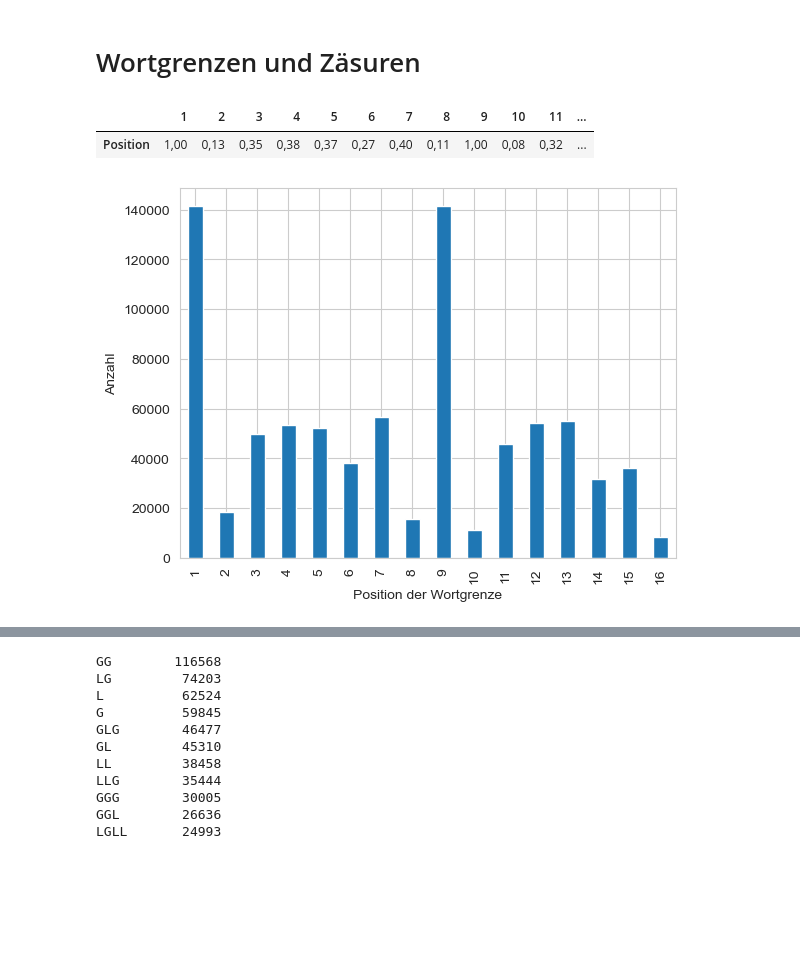
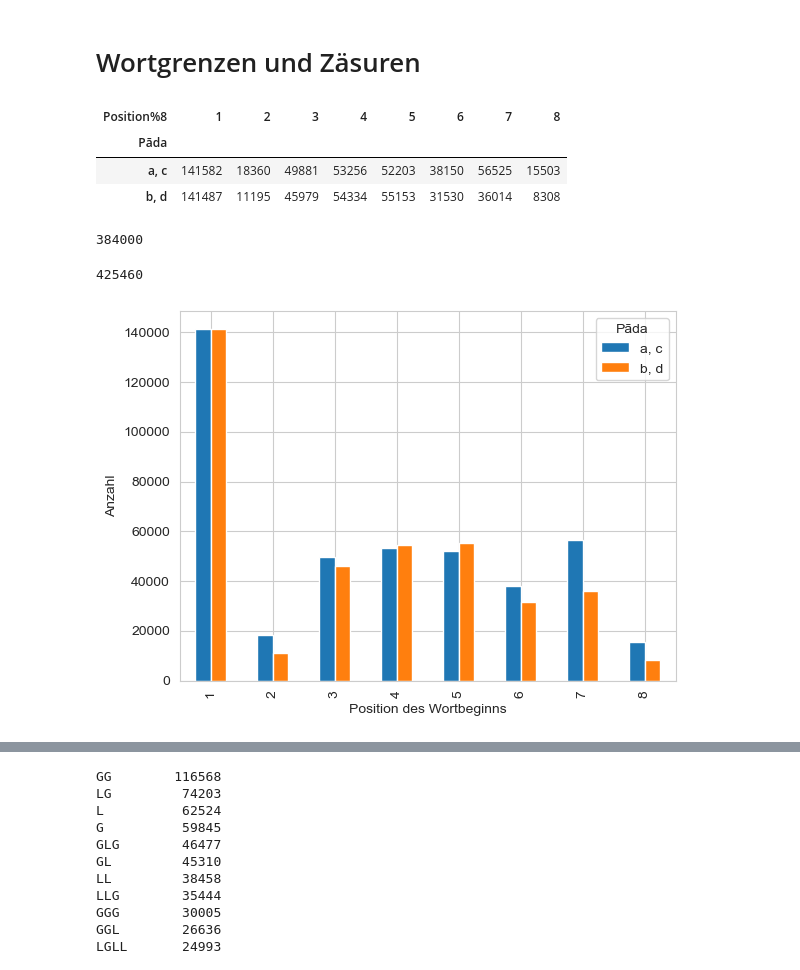
Before and after one commit to kmein/shloka, a Jupyter notebook: statistics.ipynb, the cells around one changed output, grey strips where cells are left out. Drawn from its saved outputs; the diff is of its cells as text; code cells hidden in the pictures; blank space fills up the shorter version.

```diff
--- a/statistics.ipynb
+++ b/statistics.ipynb
@@ -767,22 +767,34 @@ shlokas["tmp_words"] = shlokas.apply(
 wortweise = shlokas.explode("tmp_words")
 for key in ["Position", "Sequenz", "Wort"]:
     wortweise[key] = wortweise["tmp_words"].apply(lambda x: x[key])
+wortweise["Position%8"] = (wortweise["Position"] - 1) % 8 + 1
+wortweise["Pāda"] = wortweise["Position"].apply(lambda position: "b, d" if position > 8 else "a, c")
 shlokas.drop(columns="tmp_words", inplace=True)
-# %%
-break_positions = pd.DataFrame(wortweise["Position"].value_counts().sort_index() / 141582).transpose()
-
-write_table(break_positions, "break_positions",
-            caption="Häufigkeit von Wortgrenzen an einer bestimmten Position",
-            heatmap=True, axis=None)
-
-
-break_positions.style.background_gradient(axis=None, cmap=cm)
-# %% [output]
-|  | 1 | 2 | 3 | 4 | 5 | 6 | 7 | 8 | 9 | 10 | 11 | ... |
-| Position | 1,00 | 0,13 | 0,35 | 0,38 | 0,37 | 0,27 | 0,40 | 0,11 | 1,00 | 0,08 | 0,32 | ... |
+# %%
+break_positions = pd.crosstab(wortweise["Pāda"], wortweise["Position%8"])
+
+write_table(break_positions, "break_positions",
+            caption="Häufigkeit von Wortgrenzen an einer bestimmten Position",
+            heatmap=True, axis=None)
+
+
+break_positions.style.background_gradient(axis=None, cmap=cm)
+# %% [output]
+| Position%8 | 1 | 2 | 3 | 4 | 5 | 6 | 7 | 8 |
+| Pāda |  |  |  |  |  |  |  |  |
+| a, c | 141582 | 18360 | 49881 | 53256 | 52203 | 38150 | 56525 | 15503 |
+| b, d | 141487 | 11195 | 45979 | 54334 | 55153 | 31530 | 36014 | 8308 |
+# %%
+wortweise[wortweise.Position > 8].Position.count()
+# %% [output]
+384000
+# %%
+wortweise[wortweise.Position <= 8].Position.count()
+# %% [output]
+425460
 # %%
-wortweise["Position"].value_counts().sort_index().plot.bar(xlabel="Position der Wortgrenze",
+pd.crosstab(wortweise["Position%8"], wortweise["Pāda"]).plot.bar(xlabel="Position des Wortbeginns",
                                                            ylabel="Anzahl")
 write_figure("caesura")
 # %% [output]
-[figure, old version]
+[figure, new version]
```
Also changed, not shown: parts of 21 cells of this notebook.
